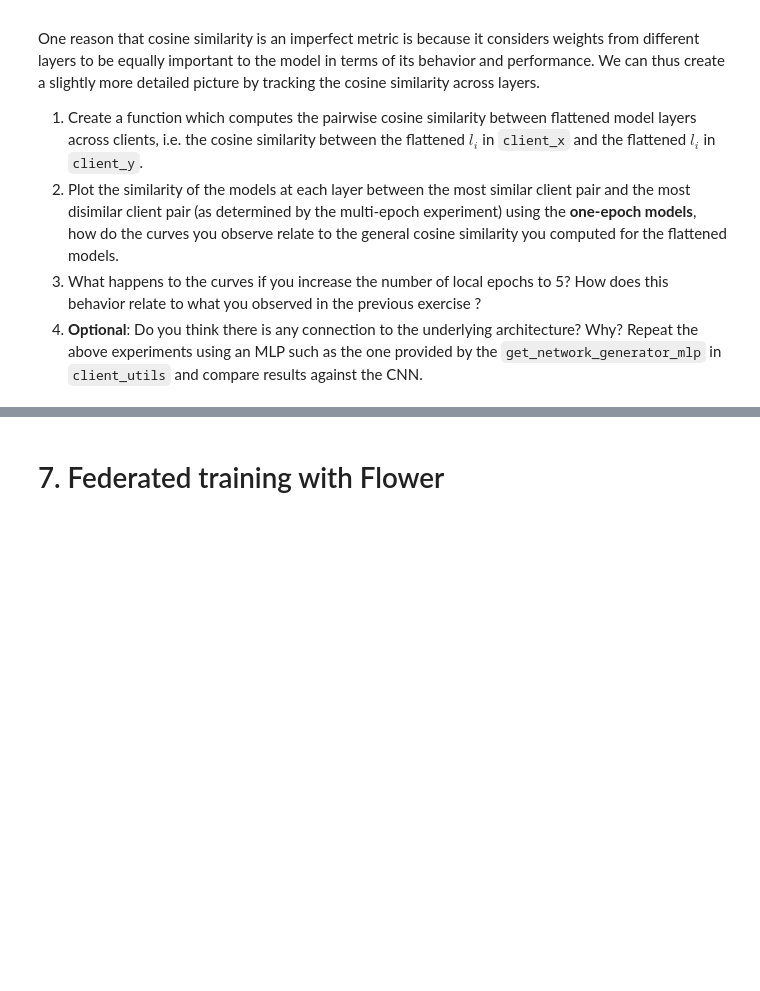
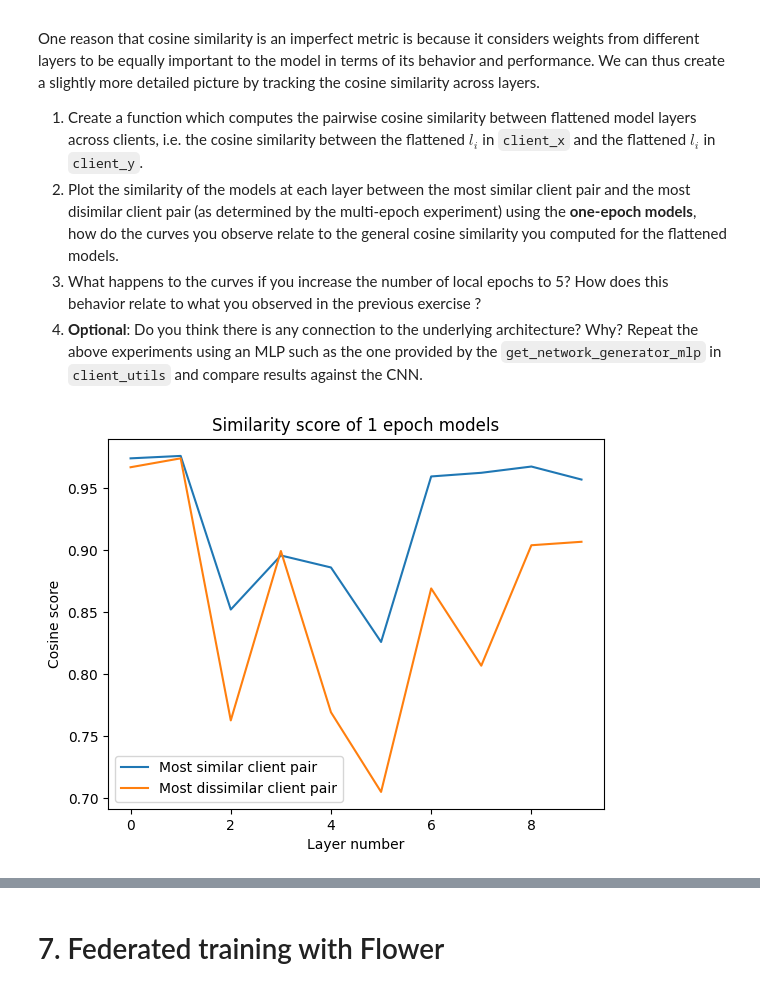
Before and after one commit to Tyv217/L361-Federated-Learning, a Jupyter notebook: labs/L361_Lab_1_From_Centralised_To_Federated_Part_2.ipynb, the cells around one changed output, grey strips where cells are left out. Saved outputs shown, nothing was run; the diff lists cells and outputs as text; code cells hidden in the pictures; blank space fills up the shorter version.

Commit message:
Question 6

```diff
--- a/labs/L361_Lab_1_From_Centralised_To_Federated_Part_2.ipynb
+++ b/labs/L361_Lab_1_From_Centralised_To_Federated_Part_2.ipynb
@@ -660,0 +654,29 @@ def compute_similarity_layer(layer1, layer2):
+# %%
+# Question 6 Part 1 & 2
+
+def compute_similarity_layer(layer1, layer2):
+  layer1 = layer1.flatten()
+  layer2 = layer2.flatten()
+  return np.sum(layer1 * layer2) / (np.linalg.norm(layer1) * np.linalg.norm(layer2))
+
+def plot_similarity_layers(model_pairs, titles):
+
+  num_layers = len(model_pairs[0][0])
+
+  for model_pair, title in zip(model_pairs, titles[1:]):
+    pair_scores = [compute_similarity_layer(layer1, layer2) for (layer1, layer2) in zip(model_pair[0], model_pair[1])]
+
+    plt.plot(np.arange(num_layers), pair_scores, label=title)
+
+  plt.title(titles[0])
+
+  plt.xlabel('Layer number')
+  plt.ylabel('Cosine score')
+  plt.legend()
+  plt.show()
+
+model_pairs = [(trained_model_parameters[2], trained_model_parameters[3]), (trained_model_parameters[0], trained_model_parameters[1])]
+
+plot_similarity_layers(model_pairs,["Similarity score of 1 epoch models", "Most similar client pair", "Most dissimilar client pair"])
+# %% [output]
+[figure, added]
```
Also changed, not shown: parts of 8 cells of this notebook.
